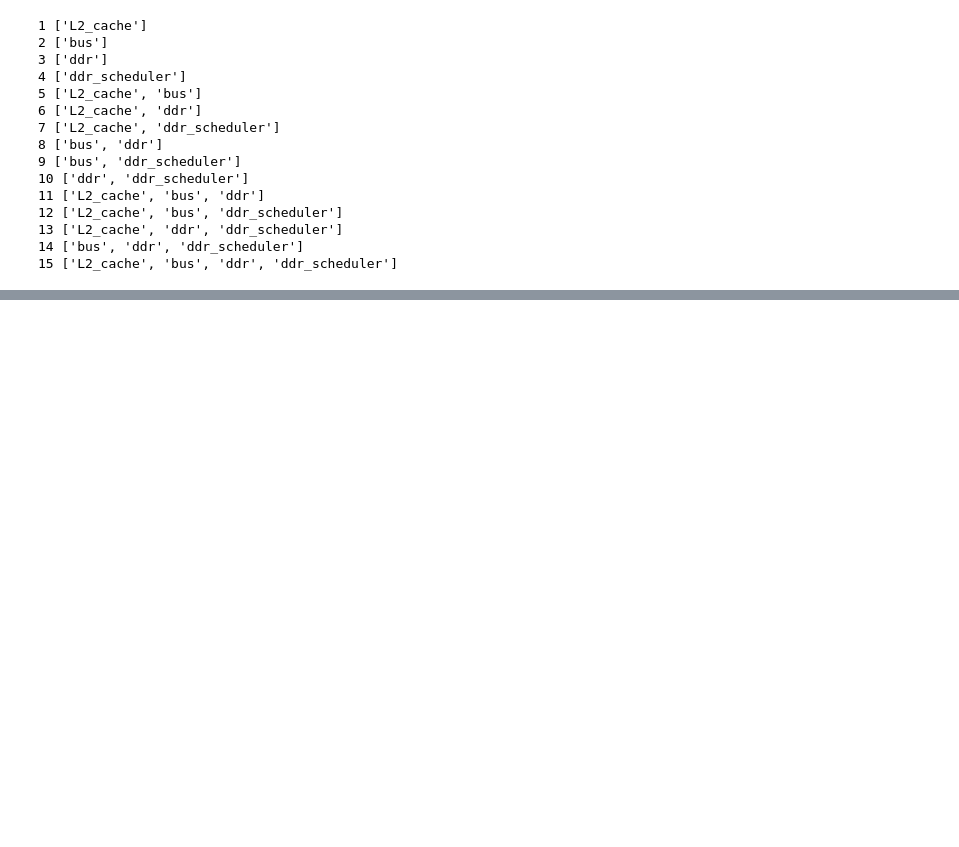
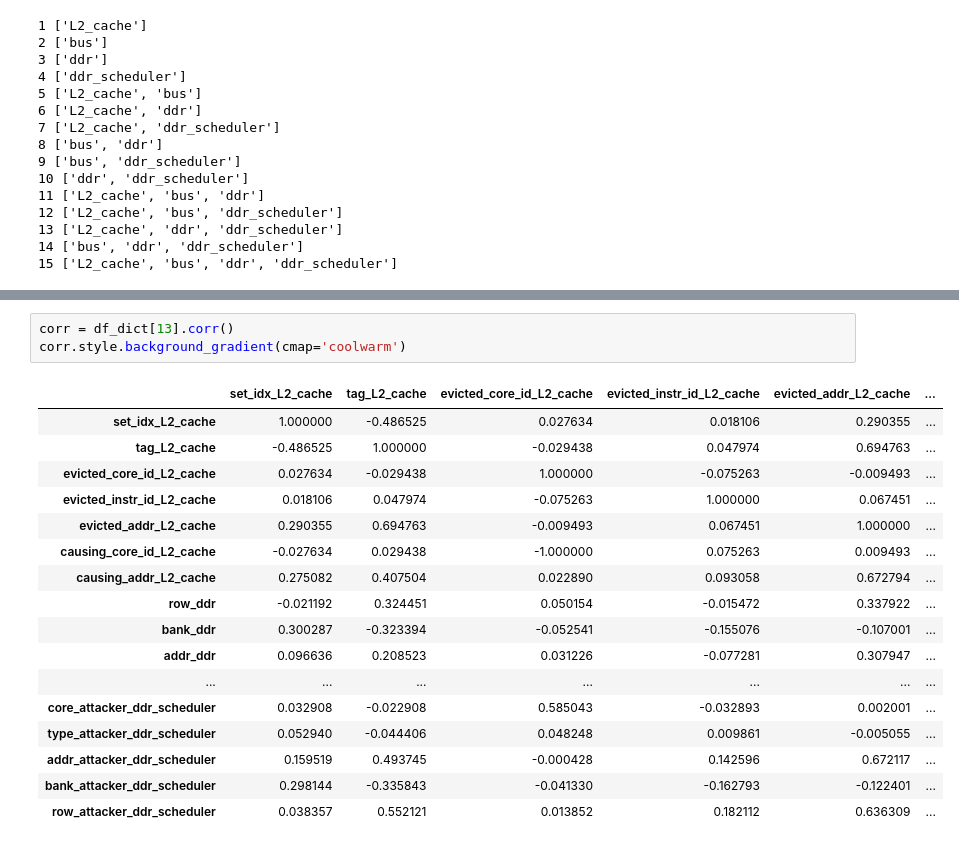
Before and after one commit to Ludoviccccc/Aixia_nouvelle_approche, a Jupyter notebook: analysis_imgep_if.ipynb, the cells around one changed output, grey strips where cells are left out. Cells and saved outputs as stored; diff of their text form; blank space fills up the shorter version.

```diff
--- a/analysis_imgep_if.ipynb
+++ b/analysis_imgep_if.ipynb
@@ -328,0 +400,21 @@ values_subset_6,index = subset_2_tab(power_set[6],content)
+# %%
+corr = df_dict[13].corr()
+corr.style.background_gradient(cmap='coolwarm')
+# %% [output]
+|  | set_idx_L2_cache | tag_L2_cache | evicted_core_id_L2_cache | evicted_instr_id_L2_cache | evicted_addr_L2_cache | ... |
+| set_idx_L2_cache | 1.000000 | -0.486525 | 0.027634 | 0.018106 | 0.290355 | ... |
+| tag_L2_cache | -0.486525 | 1.000000 | -0.029438 | 0.047974 | 0.694763 | ... |
+| evicted_core_id_L2_cache | 0.027634 | -0.029438 | 1.000000 | -0.075263 | -0.009493 | ... |
+| evicted_instr_id_L2_cache | 0.018106 | 0.047974 | -0.075263 | 1.000000 | 0.067451 | ... |
+| evicted_addr_L2_cache | 0.290355 | 0.694763 | -0.009493 | 0.067451 | 1.000000 | ... |
+| causing_core_id_L2_cache | -0.027634 | 0.029438 | -1.000000 | 0.075263 | 0.009493 | ... |
+| causing_addr_L2_cache | 0.275082 | 0.407504 | 0.022890 | 0.093058 | 0.672794 | ... |
+| row_ddr | -0.021192 | 0.324451 | 0.050154 | -0.015472 | 0.337922 | ... |
+| bank_ddr | 0.300287 | -0.323394 | -0.052541 | -0.155076 | -0.107001 | ... |
+| addr_ddr | 0.096636 | 0.208523 | 0.031226 | -0.077281 | 0.307947 | ... |
+| ... | ... | ... | ... | ... | ... | ... |
+| core_attacker_ddr_scheduler | 0.032908 | -0.022908 | 0.585043 | -0.032893 | 0.002001 | ... |
+| type_attacker_ddr_scheduler | 0.052940 | -0.044406 | 0.048248 | 0.009861 | -0.005055 | ... |
+| addr_attacker_ddr_scheduler | 0.159519 | 0.493745 | -0.000428 | 0.142596 | 0.672117 | ... |
+| bank_attacker_ddr_scheduler | 0.298144 | -0.335843 | -0.041330 | -0.162793 | -0.122401 | ... |
+| row_attacker_ddr_scheduler | 0.038357 | 0.552121 | 0.013852 | 0.182112 | 0.636309 | ... |
```
Also changed, not shown: parts of 16 cells of this notebook, 2 other files.
